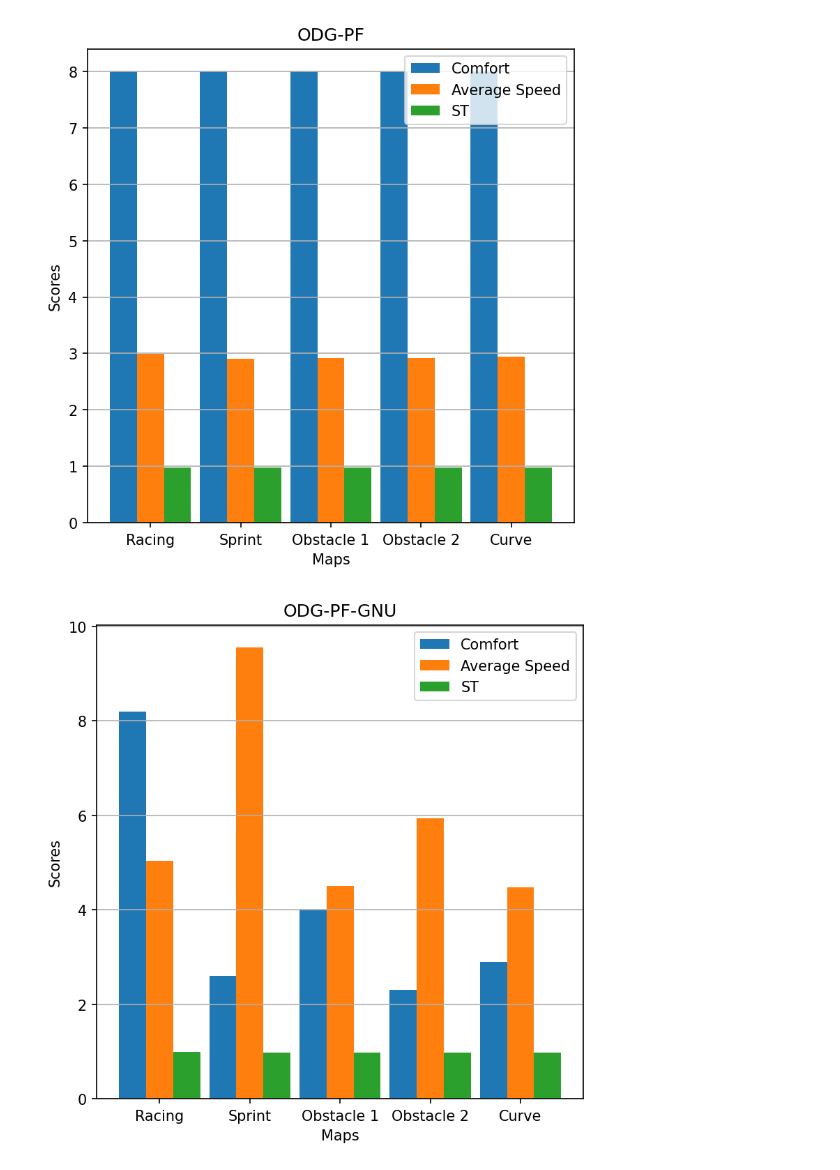
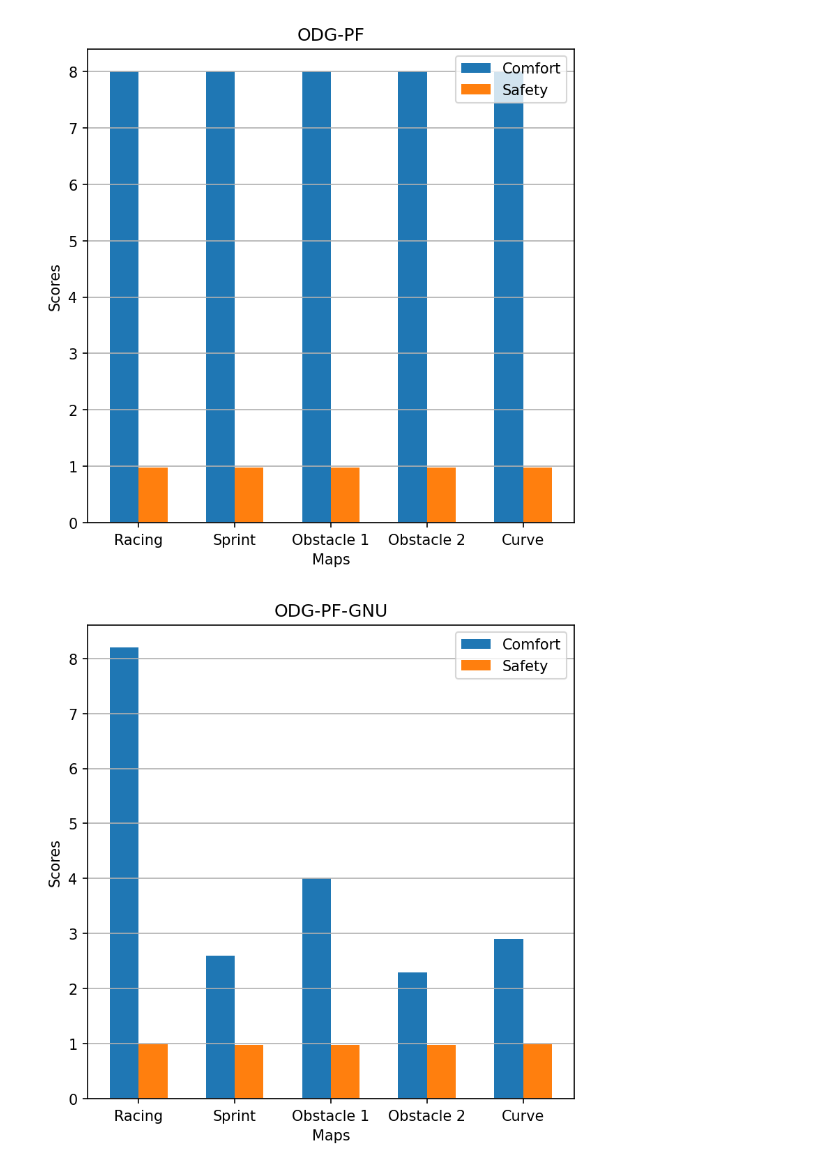
Before and after one commit to nurdy-kim/local_planning_gnu, a Jupyter notebook: grapher_metric.ipynb, the cells around one changed output. Cells and saved outputs as stored; diff of their text form; code cells hidden in the pictures.

```diff
--- a/grapher_metric.ipynb
+++ b/grapher_metric.ipynb
@@ -9,20 +10,22 @@ odgpf = df[df['algorithm'] == "ODG-PF"]
 odgpfgnu =  df[df['algorithm'] == "ODG-PF-GNU"]
 odgpfpp =  df[df['algorithm'] == "ODG-PF-PP"]
 # %%
-fgmstech = df[df['algorithm'] == "FGM-STECH"]
+fgmstech = df[df['algorithm'] == "GRP"]
 fgmgnu = df[df['algorithm'] == "FGM-GNU"]
 fgmpp = df[df['algorithm'] == "FGM-PP"]
 # %%
-def plotting(data):
-    bar_size = 3
+def plotting_by_maps(data):
+    bar_size = 2
     x_range = np.arange(len(data['map']))
-    x_range_plot = np.linspace(-0.3, 0.3, bar_size)
-    x_range_div = x_range_plot[-1] - x_range_plot[-2]
+#     x_range_plot = np.linspace(-0.3, 0.3, bar_size)
+    x_range_plot = [-0.15, 0.15]
+#     x_range_div = x_range_plot[-1] - x_range_plot[-2]
+    x_range_div = 0.3
     plt.bar(x_range + x_range_plot[0], data['comfort'], width=x_range_div)
-    plt.bar(x_range + x_range_plot[1], data['avg_speed'], width=x_range_div)
-    plt.bar(x_range + x_range_plot[2], data['st'], width=x_range_div)
+#     plt.bar(x_range + x_range_plot[1], data['avg_speed'], width=x_range_div)
+    plt.bar(x_range + x_range_plot[1], data['st'], width=x_range_div)
     # plt.bar(x_range + x_range_plot[3], data['lap_time_1'], width=x_range_div)
-    plt.legend(['Comfort', 'Average Speed', 'ST'])
+    plt.legend(['Comfort', 'Safety'])
     plt.xticks(x_range, list(data['map']))
     plt.grid(axis='y')
     plt.xlabel("Maps")
@@ -35,6 +120,6 @@ def plotting(data):
 # %%
 for i in [odgpf, odgpfgnu, odgpfpp, fgmstech, fgmgnu, fgmpp]:
-    plotting(i)
+    plotting_by_maps(i)
 # %% [output]
-[figure, old version]
+[figure, new version]
-[figure, old version]
+[figure, new version]
```
Also changed, not shown: parts of 7 cells of this notebook, 22 other files.
